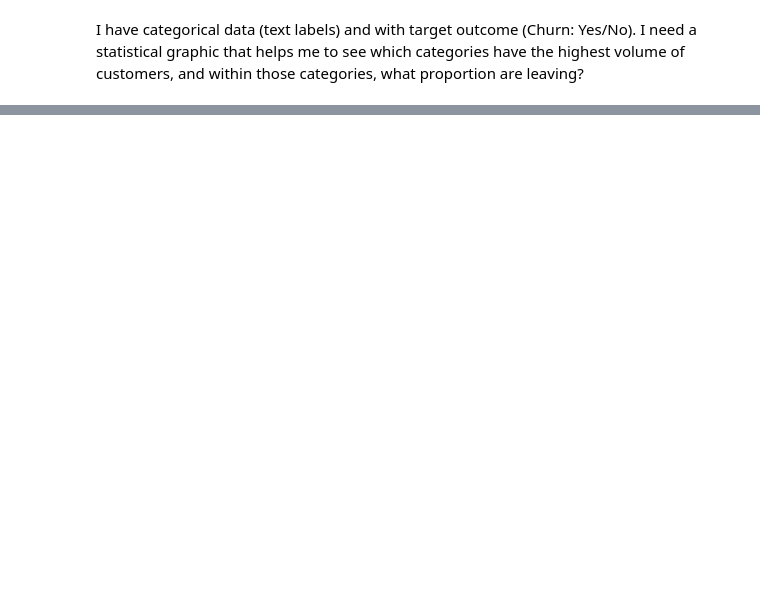
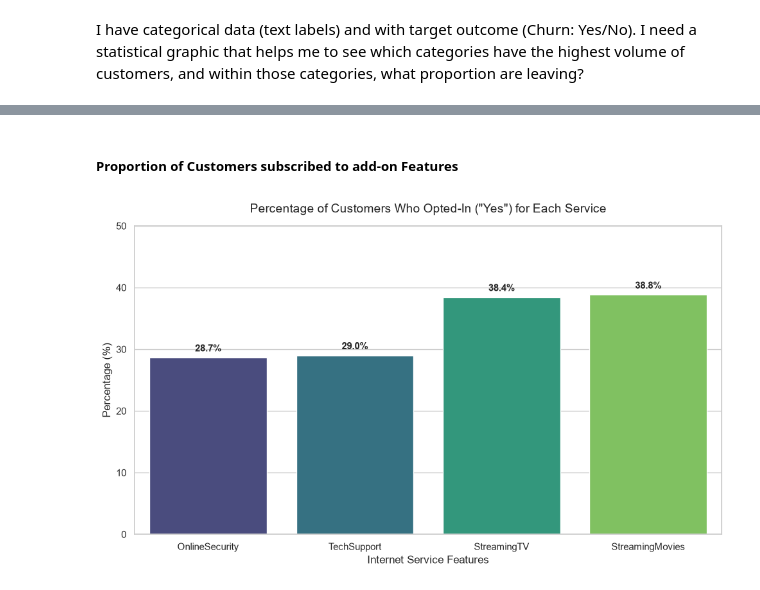
Before and after one commit to Joyy-cloud/TelecomChurning, a Jupyter notebook: 02_eda.ipynb, the cells around one changed output, grey strips where cells are left out. Saved outputs shown, nothing was run; the diff lists cells and outputs as text; code cells hidden in the pictures; blank space fills up the shorter version.

```diff
--- a/02_eda.ipynb
+++ b/02_eda.ipynb
@@ -267,0 +315,36 @@ plt.show()
+# %% [markdown]
+##### **Proportion of Customers subscribed to add-on Features**
+# %%
+import pandas as pd
+import matplotlib.pyplot as plt
+import seaborn as sns
+
+cols = ['OnlineSecurity', 'TechSupport', 'StreamingTV', 'StreamingMovies']
+
+# I want to show the percentage of "Yes" for each service out of the entire dataset.
+# Creating a bar chart to show the % of 'Yes'
+yes_percentages = {}
+for col in cols:
+    pct_yes = (df[col] == 'Yes').mean() * 100
+    yes_percentages[col] = pct_yes
+
+# Convert to dataframe for plotting
+plot_df = pd.DataFrame(list(yes_percentages.items()), columns=['Service', 'Opt-In Percentage'])
+
+plt.figure(figsize=(10, 6))
+sns.set_theme(style="whitegrid")
+ax = sns.barplot(x='Service', y='Opt-In Percentage', data=plot_df, palette='viridis', hue='Service', legend=False)
+
+plt.title('Percentage of Customers Who Opted-In ("Yes") for Each Service', fontsize=14, pad=15)
+plt.ylabel('Percentage (%)', fontsize=12)
+plt.xlabel('Internet Service Features', fontsize=12)
+plt.ylim(0, 50)
+
+# Adding percentage labels on top of the bars
+for p in ax.patches:
+    height = p.get_height()
+    ax.text(p.get_x() + p.get_width()/2., height + 1, f'{height:.1f}%', ha="center", fontsize=11, fontweight='bold')
+
+plt.tight_layout()
+# %% [output]
+[figure, added]
```
Also changed, not shown: parts of 23 cells of this notebook.
